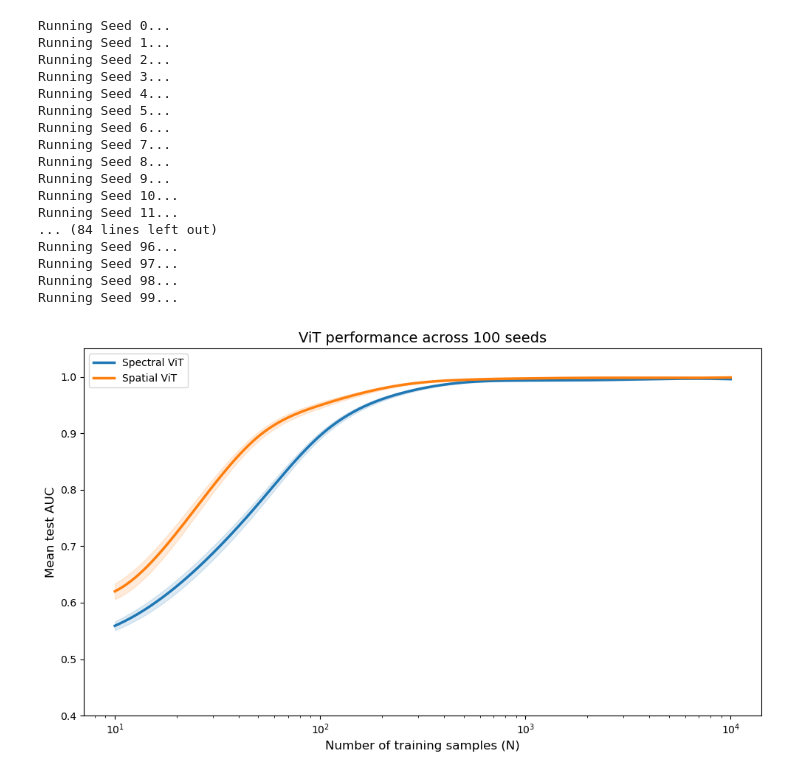
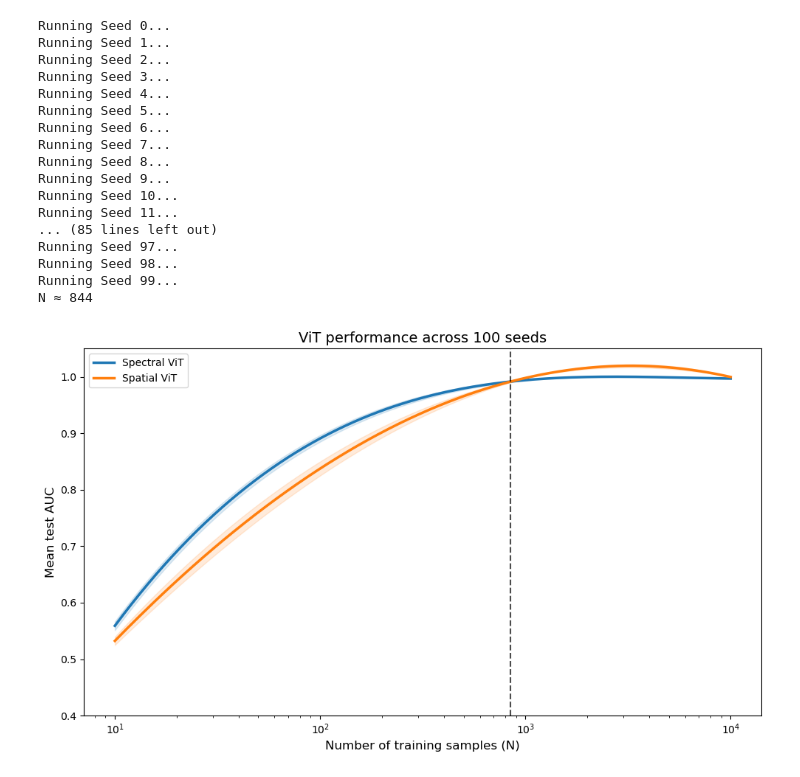
Before and after one commit to agr78/spectralViT, a Jupyter notebook: sim.ipynb, the cells around one changed output. Saved outputs shown, nothing was run; the diff lists cells and outputs as text; code cells hidden in the pictures.

```diff
--- a/sim.ipynb
+++ b/sim.ipynb
@@ -15,7 +15,7 @@ from util import seed_everything
 device = torch.device("cuda:1" if torch.cuda.is_available() else "cpu")
 N_COMPONENTS = 16
 N_SEEDS = 100
-SIZES = [10, 25, 50, 100, 250, 500, 1000, 2500, 5000, 10000]
+SIZES = [10, 100, 1000, 10000]
 
 # Checkerboard
 def generate_checkerboard_data(n_samples, img_size=28, noise_level=1.5):
@@ -58,7 +58,7 @@ class SpectralViT(nn.Module):
         return torch.sigmoid(self.fc(self.transformer(x.transpose(0, 1)).mean(dim=0)).squeeze())
 
 class SpatialViT(nn.Module):
-    def __init__(self, img_size=28, patch_size=4, embed_dim=16):
+    def __init__(self, img_size=28, patch_size=7, embed_dim=16):
         super().__init__()
         self.patch_size, self.n_patches = patch_size, (img_size // patch_size) ** 2
         self.proj = nn.Linear(patch_size * patch_size, embed_dim)
@@ -142,36 +142,36 @@ if len(idx_inter) > 0:
     plt.axvline(x=crossover_n, color='black', linestyle='--', alpha=0.7)
 
     # Optional: Add a text annotation for the crossover point
     print(f'N ≈ {int(crossover_n)}')
 
 # Formatting
 plt.xscale('log')
 plt.xlabel('Number of training samples (N)', fontsize=12)
 plt.ylabel('Mean test AUC', fontsize=12)
 plt.title(f'ViT performance across {N_SEEDS} seeds', fontsize=14)
 plt.legend(frameon=True)
 plt.ylim(0.4, 1.05)
 plt.tight_layout()
 plt.show()
 # %% [output]
 Running Seed 0...
 Running Seed 1...
 Running Seed 2...
 Running Seed 3...
 Running Seed 4...
 Running Seed 5...
 Running Seed 6...
 Running Seed 7...
 Running Seed 8...
 Running Seed 9...
 Running Seed 10...
 Running Seed 11...
-... (84 lines left out)
-Running Seed 96...
+... (85 lines left out)
 Running Seed 97...
 Running Seed 98...
 Running Seed 99...
+N ≈ 844
-[figure, old version]
+[figure, new version]
 # %%
 def visualize_samples(n_samples_per_class=10, img_size=28):
     # Generate a pool of samples
```
Also changed, not shown: parts of 1 cell of this notebook.
